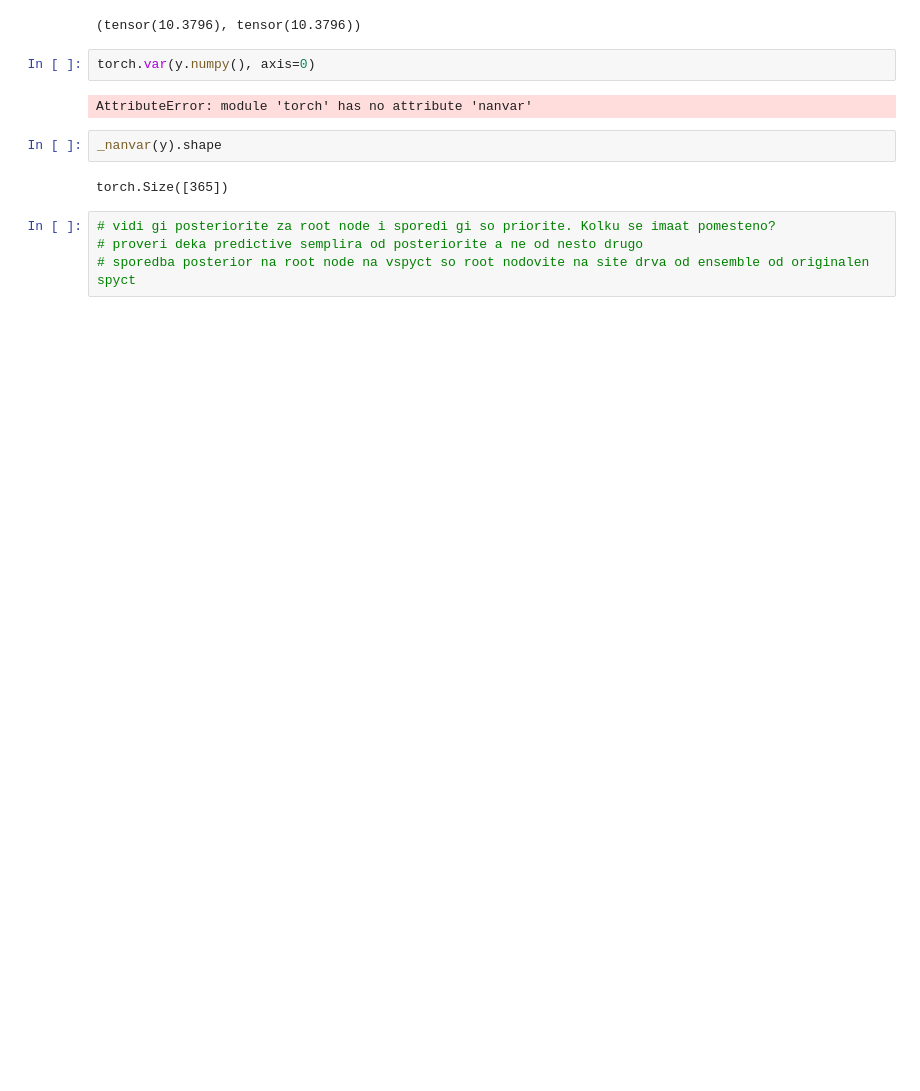
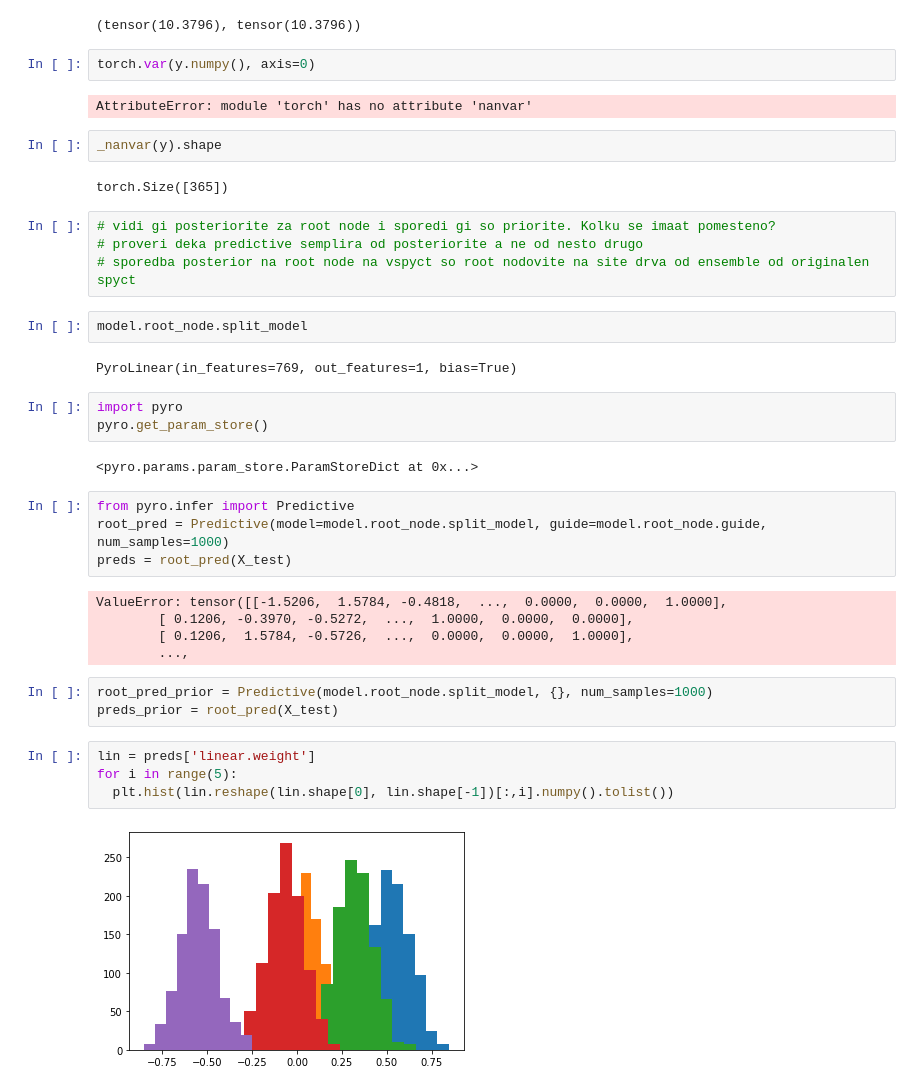
Before and after one commit to viksa98/variational_spyct, a Jupyter notebook: notebooks/eval.ipynb, the cells around one changed output. Cells and saved outputs as stored; diff of their text form; blank space fills up the shorter version.

Commit message:
prior vs posterior analysis

```diff
--- a/notebooks/eval.ipynb
+++ b/notebooks/eval.ipynb
@@ -397,3 +376,30 @@ torch.Size([365])
 # vidi gi posteriorite za root node i sporedi gi so priorite. Kolku se imaat pomesteno?
 # proveri deka predictive semplira od posteriorite a ne od nesto drugo
 # sporedba posterior na root node na vspyct so root nodovite na site drva od ensemble od originalen spyct
+# %%
+model.root_node.split_model
+# %% [output]
+PyroLinear(in_features=769, out_features=1, bias=True)
+# %%
+import pyro
+pyro.get_param_store()
+# %% [output]
+<pyro.params.param_store.ParamStoreDict at 0x...>
+# %%
+from pyro.infer import Predictive
+root_pred = Predictive(model=model.root_node.split_model, guide=model.root_node.guide, num_samples=1000)
+preds = root_pred(X_test)
+# %% [output]
+ValueError: tensor([[-1.5206,  1.5784, -0.4818,  ...,  0.0000,  0.0000,  1.0000],
+        [ 0.1206, -0.3970, -0.5272,  ...,  1.0000,  0.0000,  0.0000],
+        [ 0.1206,  1.5784, -0.5726,  ...,  0.0000,  0.0000,  1.0000],
+        ...,
+# %%
+root_pred_prior = Predictive(model.root_node.split_model, {}, num_samples=1000)
+preds_prior = root_pred(X_test)
+# %%
+lin = preds['linear.weight']
+for i in range(5):
+  plt.hist(lin.reshape(lin.shape[0], lin.shape[-1])[:,i].numpy().tolist())
+# %% [output]
+[figure, added]
```
Also changed, not shown: parts of 8 cells of this notebook, 3 other files.
